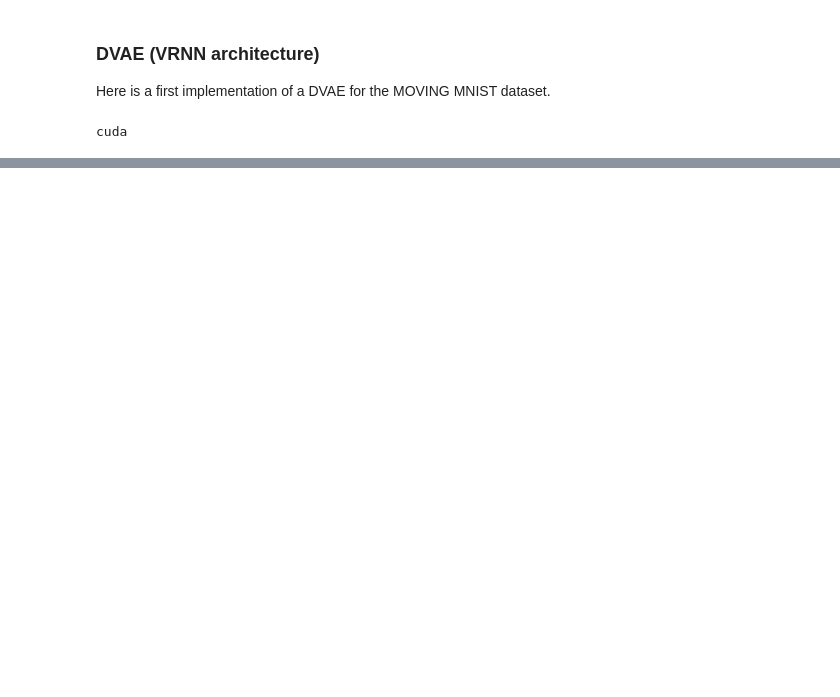
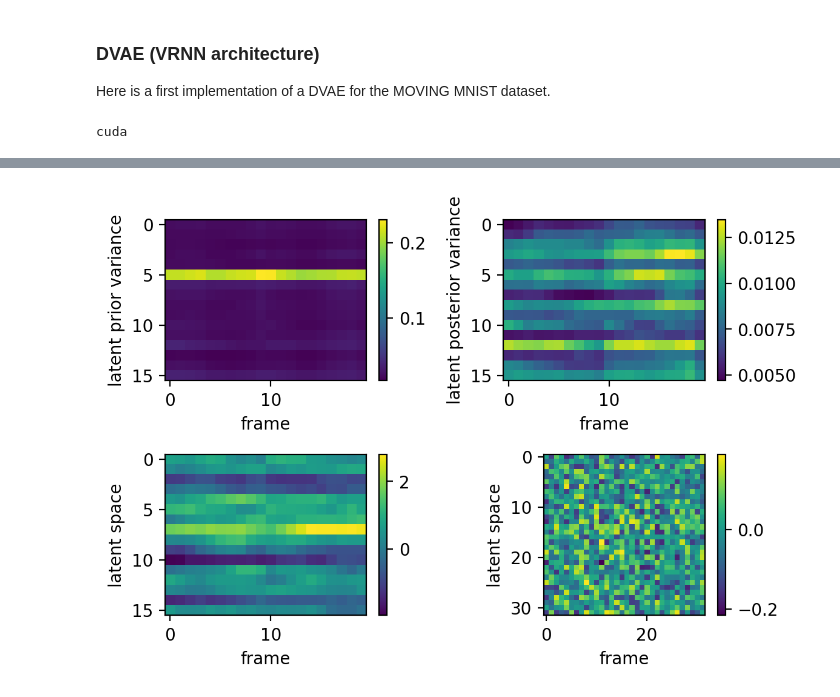
Before and after one commit to FelixHub/serotonin_model, a Jupyter notebook: dvae convolution.ipynb, the cells around one changed output, grey strips where cells are left out. Cells and saved outputs as stored; diff of their text form; code cells hidden in the pictures; blank space fills up the shorter version.

```diff
--- a/dvae convolution.ipynb
+++ b/dvae convolution.ipynb
@@ -323,0 +318,51 @@ plt.show()
+# %%
+var_posterior_list = []
+var_prior_list = []
+latent_var_list = []
+for i in tqdm(range(5)):
+    random_index = np.random.randint(1000)
+    sample = np.concatenate((data[random_index][:10],data[random_index+1+np.random.randint(100)][:10]))
+    sample_tensor = torch.reshape(torch.tensor(sample).float(),(20,1,64,64)).float().to(device)
+    y, mean, logvar, mean_prior, logvar_prior, z = vrnn.forward(sample_tensor,generation_mode=False)
+    var_posterior = np.exp(logvar.cpu().detach().numpy().reshape((20,latent_size)))
+    var_prior = np.exp(logvar_prior.cpu().detach().numpy().reshape((20,latent_size)))
+    latent_var = z.cpu().detach().numpy().reshape((20,latent_size))
+
+    var_posterior_list.append(var_posterior)
+    var_prior_list.append(var_prior)
+    latent_var_list.append(latent_var)
+# %%
+var_posterior_mean = np.mean(var_posterior_list,axis=0)
+var_prior_mean = np.mean(var_prior_list,axis=0)
+latent_var_mean = np.mean(latent_var_list,axis=0)
+# %%
+plt.figure()
+
+plt.subplot(221)
+plt.imshow(var_prior_mean.T)
+plt.colorbar()
+plt.xlabel('frame')
+plt.ylabel('latent prior variance')
+
+plt.subplot(222)
+plt.imshow(var_posterior_mean.T)
+plt.colorbar()
+plt.xlabel('frame')
+plt.ylabel('latent posterior variance')
+
+plt.subplot(223)
+plt.imshow(latent_var_mean.T)
+plt.colorbar()
+plt.xlabel('frame')
+plt.ylabel('latent space')
+
+plt.subplot(224)
+plt.imshow(vrnn.rnn.weight_hh_l0.cpu().detach().numpy())
+plt.colorbar()
+plt.xlabel('frame')
+plt.ylabel('latent space')
+
+plt.tight_layout()
+plt.show()
+# %% [output]
+[figure, added]
```
Also changed, not shown: parts of 8 cells of this notebook, 2 other files.
